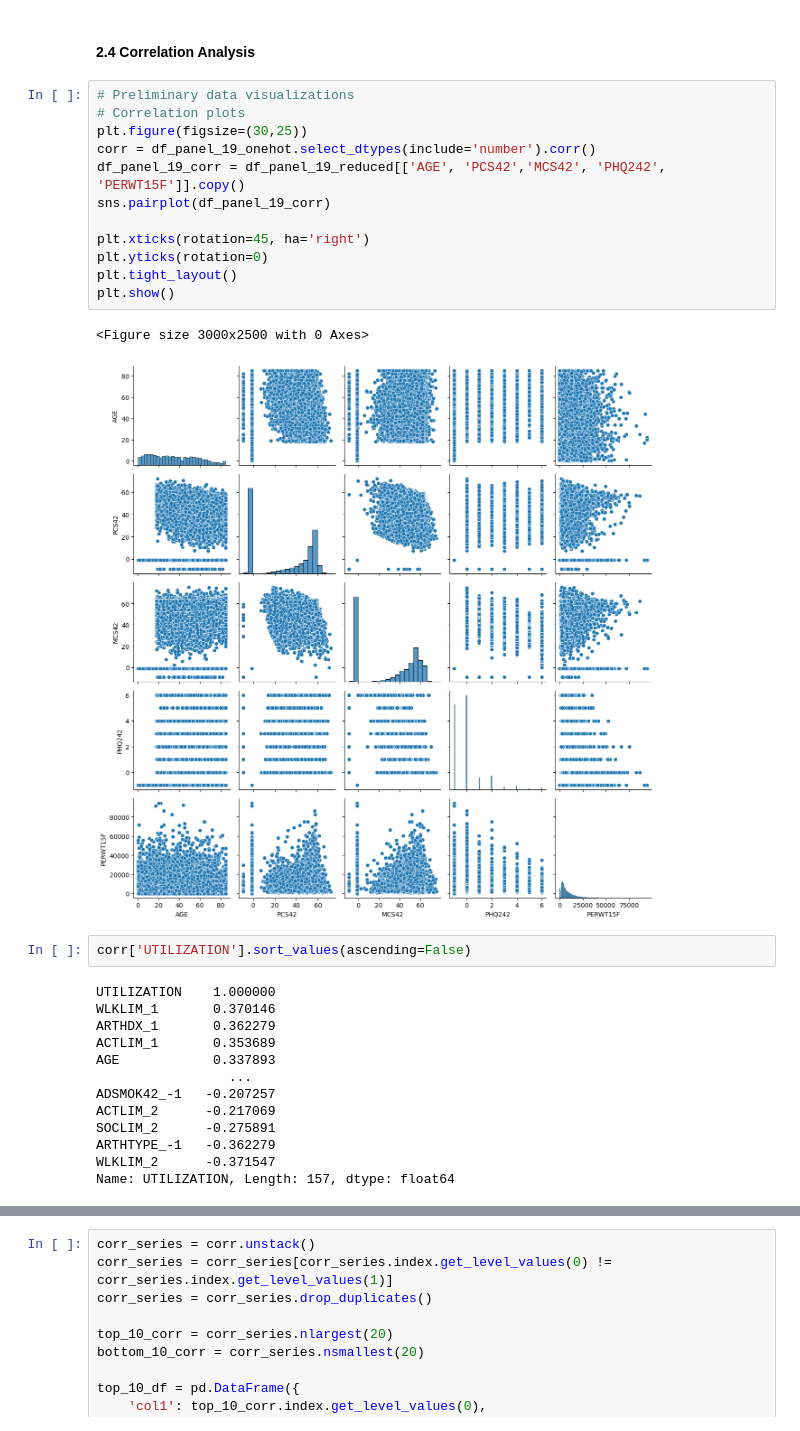
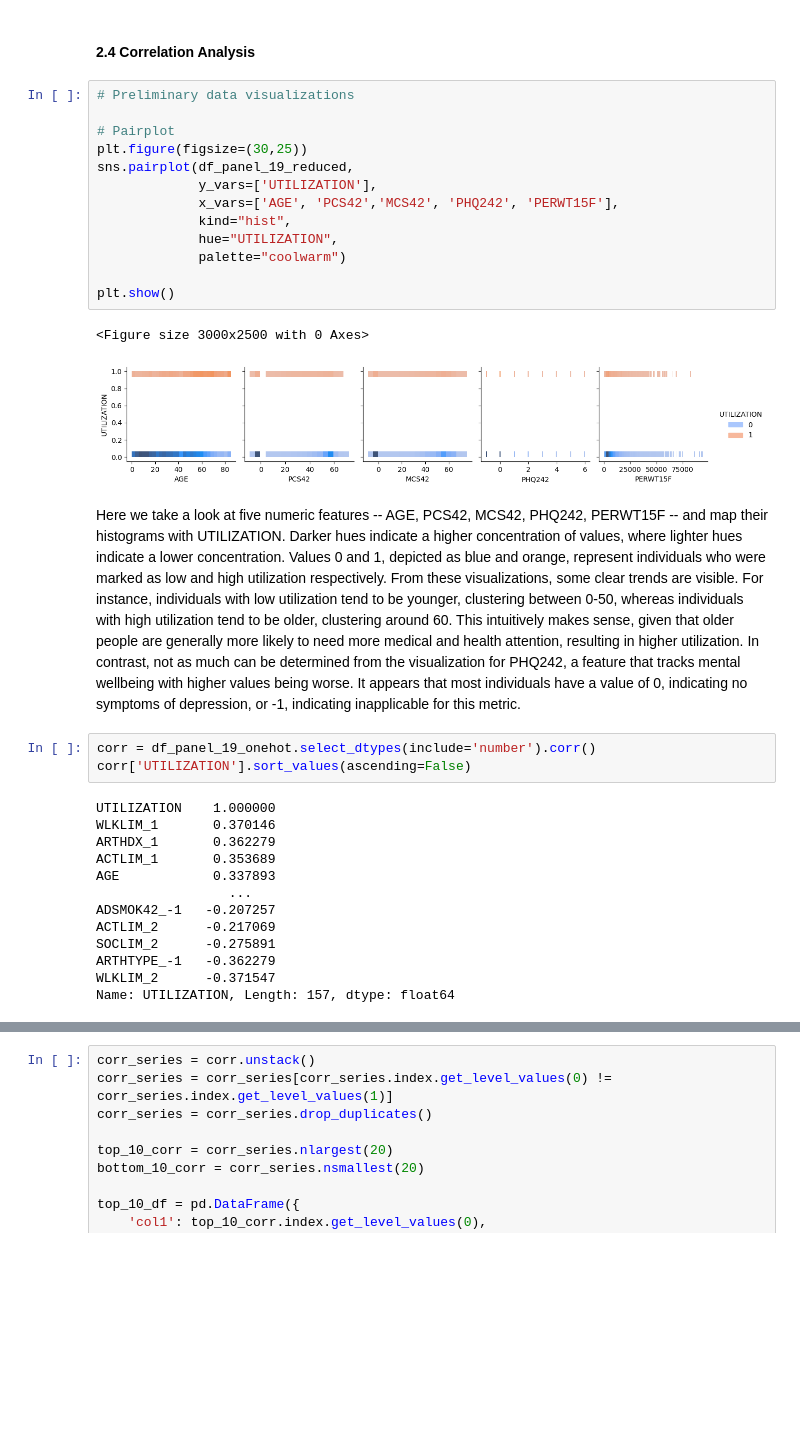
Before and after one commit to Cao1224/replication-project-AIF360, a Jupyter notebook: replication_project.ipynb, the cells around one changed output, grey strips where cells are left out. Drawn from its saved outputs; the diff is of its cells as text; blank space fills up the shorter version.

```diff
--- a/replication_project.ipynb
+++ b/replication_project.ipynb
@@ -531,20 +515,24 @@ df_panel_19_onehot
 #### 2.4 Correlation Analysis
 # %%
 # Preliminary data visualizations
-# Correlation plots
+
+# Pairplot
 plt.figure(figsize=(30,25))
-corr = df_panel_19_onehot.select_dtypes(include='number').corr()
-df_panel_19_corr = df_panel_19_reduced[['AGE', 'PCS42','MCS42', 'PHQ242', 'PERWT15F']].copy()
-sns.pairplot(df_panel_19_corr)
+sns.pairplot(df_panel_19_reduced,
+             y_vars=['UTILIZATION'],
+             x_vars=['AGE', 'PCS42','MCS42', 'PHQ242', 'PERWT15F'],
+             kind="hist",
+             hue="UTILIZATION",
+             palette="coolwarm")
 
-plt.xticks(rotation=45, ha='right')
-plt.yticks(rotation=0)
-plt.tight_layout()
 plt.show()
 # %% [output]
 <Figure size 3000x2500 with 0 Axes>
-[figure, old version]
+[figure, new version]
+# %% [markdown]
+Here we take a look at five numeric features -- AGE, PCS42, MCS42, PHQ242, PERWT15F -- and map their histograms with UTILIZATION. Darker hues indicate a higher concentration of values, where lighter hues indicate a lower concentration. Values 0 and 1, depicted as blue and orange, represent individuals who were marked as low and high utilization respectively. From these visualizations, some clear trends are visible. For instance, individuals with low utilization tend to be younger, clustering between 0-50, whereas individuals with high utilization tend to be older, clustering around 60. This intuitively makes sense, given that older people are generally more likely to need more medical and health attention, resulting in higher utilization. In contrast, not as much can be determined from the visualization for PHQ242, a feature that tracks mental wellbeing with higher values being worse. It appears that most individuals have a value of 0, indicating no symptoms of depression, or -1, indicating inapplicable for this metric.
 # %%
+corr = df_panel_19_onehot.select_dtypes(include='number').corr()
 corr['UTILIZATION'].sort_values(ascending=False)
 # %% [output]
 UTILIZATION    1.000000
```
Also changed, not shown: parts of 61 cells of this notebook.
